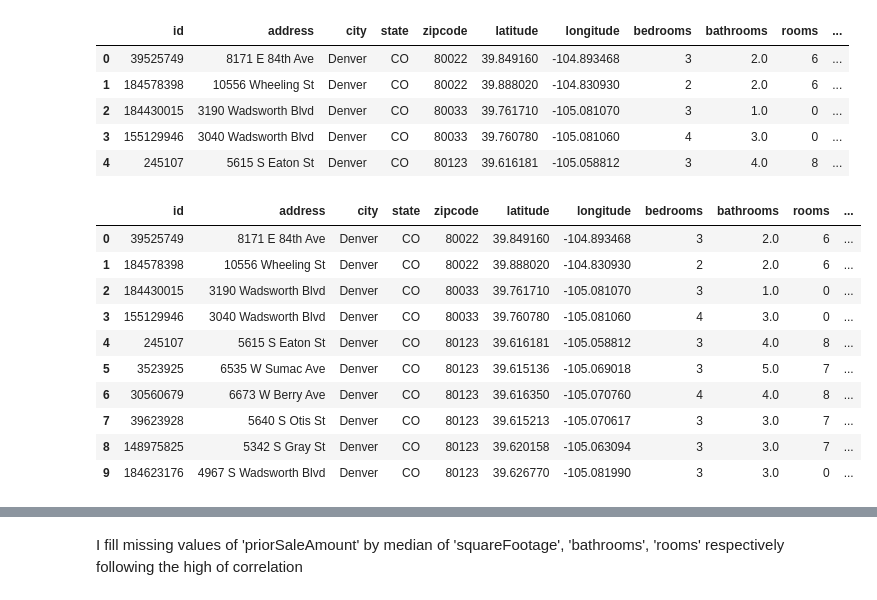
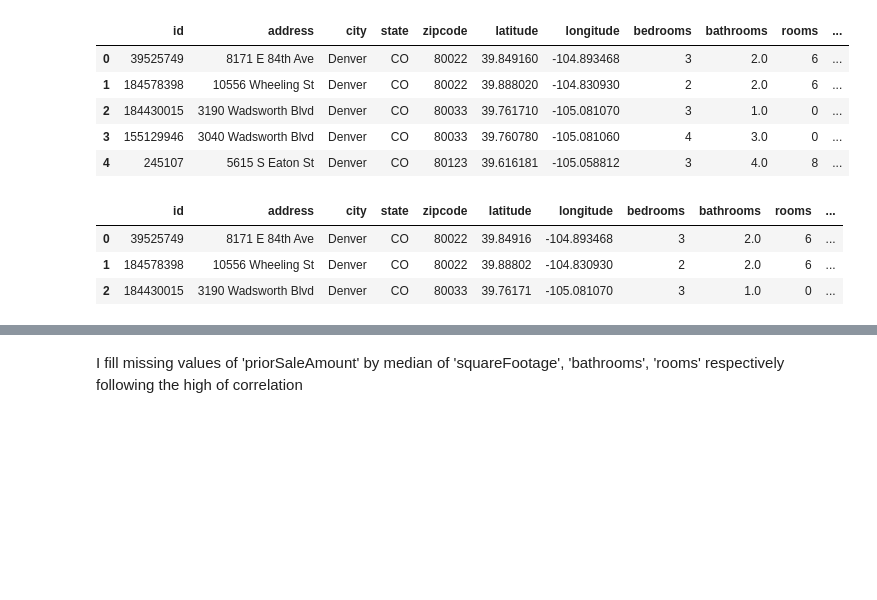
Before and after one commit to lucnguyen104/MinhLuc, a Jupyter notebook: Denver_house_price.ipynb, the cells around one changed output, grey strips where cells are left out. Drawn from its saved outputs; the diff is of its cells as text; code cells hidden in the pictures; blank space fills up the shorter version.

```diff
--- a/Denver_house_price.ipynb
+++ b/Denver_house_price.ipynb
@@ -310,19 +310,12 @@ df.head()
 # %%
 # Filling the missing values in priorSaleAmount with the median of squareFootage groups
 df['priorSaleAmount'] = df.groupby(['squareFootage'])['priorSaleAmount'].apply(lambda x: x.fillna(x.median()))
-df.head(10)
+df.head(3)
 # %% [output]
 |  | id | address | city | state | zipcode | latitude | longitude | bedrooms | bathrooms | rooms | ... |
-| 0 | 39525749 | 8171 E 84th Ave | Denver | CO | 80022 | 39.849160 | -104.893468 | 3 | 2.0 | 6 | ... |
-| 1 | 184578398 | 10556 Wheeling St | Denver | CO | 80022 | 39.888020 | -104.830930 | 2 | 2.0 | 6 | ... |
-| 2 | 184430015 | 3190 Wadsworth Blvd | Denver | CO | 80033 | 39.761710 | -105.081070 | 3 | 1.0 | 0 | ... |
-| 3 | 155129946 | 3040 Wadsworth Blvd | Denver | CO | 80033 | 39.760780 | -105.081060 | 4 | 3.0 | 0 | ... |
-| 4 | 245107 | 5615 S Eaton St | Denver | CO | 80123 | 39.616181 | -105.058812 | 3 | 4.0 | 8 | ... |
-| 5 | 3523925 | 6535 W Sumac Ave | Denver | CO | 80123 | 39.615136 | -105.069018 | 3 | 5.0 | 7 | ... |
-| 6 | 30560679 | 6673 W Berry Ave | Denver | CO | 80123 | 39.616350 | -105.070760 | 4 | 4.0 | 8 | ... |
-| 7 | 39623928 | 5640 S Otis St | Denver | CO | 80123 | 39.615213 | -105.070617 | 3 | 3.0 | 7 | ... |
-| 8 | 148975825 | 5342 S Gray St | Denver | CO | 80123 | 39.620158 | -105.063094 | 3 | 3.0 | 7 | ... |
-| 9 | 184623176 | 4967 S Wadsworth Blvd | Denver | CO | 80123 | 39.626770 | -105.081990 | 3 | 3.0 | 0 | ... |
+| 0 | 39525749 | 8171 E 84th Ave | Denver | CO | 80022 | 39.84916 | -104.893468 | 3 | 2.0 | 6 | ... |
+| 1 | 184578398 | 10556 Wheeling St | Denver | CO | 80022 | 39.88802 | -104.830930 | 2 | 2.0 | 6 | ... |
+| 2 | 184430015 | 3190 Wadsworth Blvd | Denver | CO | 80033 | 39.76171 | -105.081070 | 3 | 1.0 | 0 | ... |
 # %%
 # Check whether all missing values are filled
 pd.set_option('display.max_columns', None)
```
